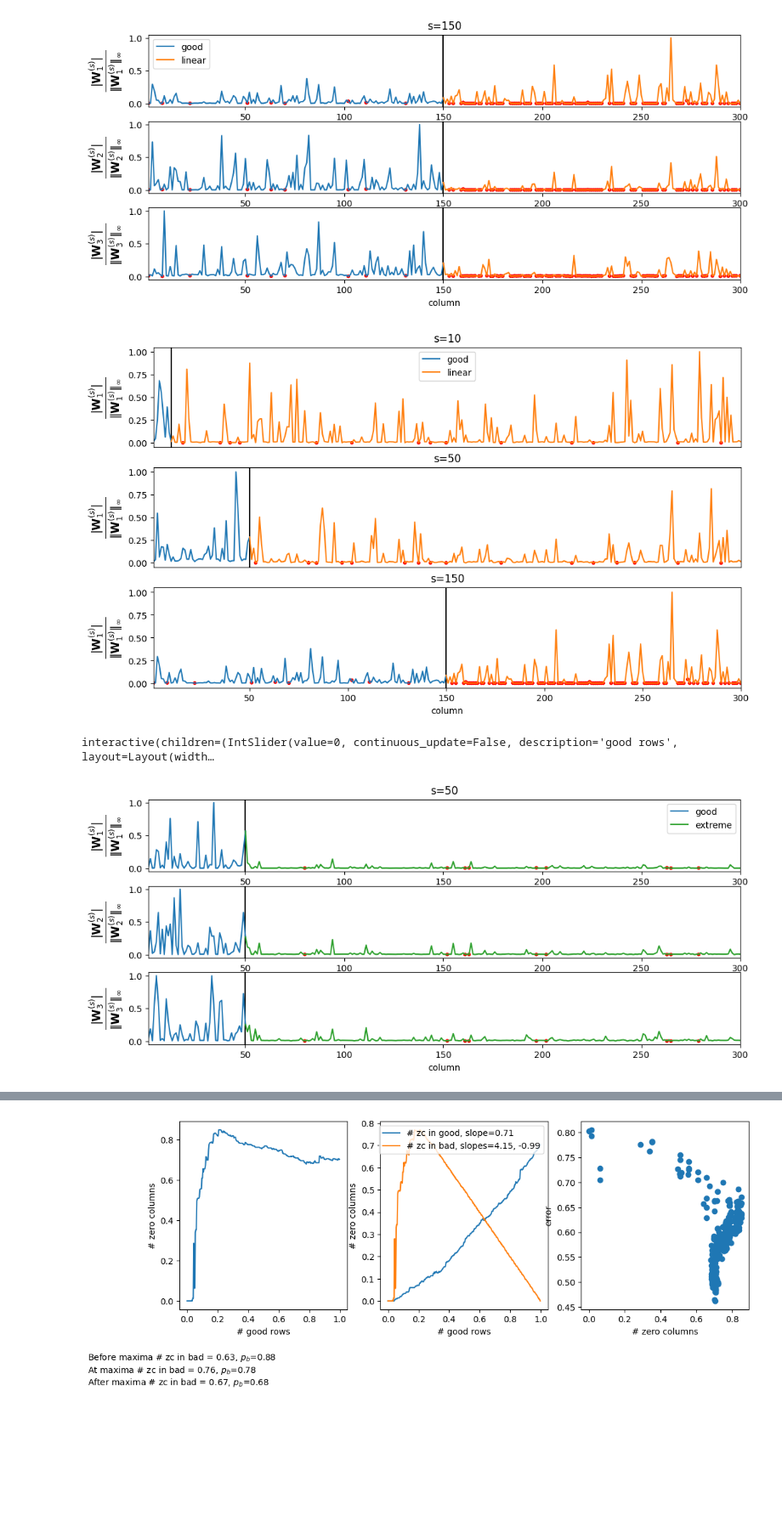
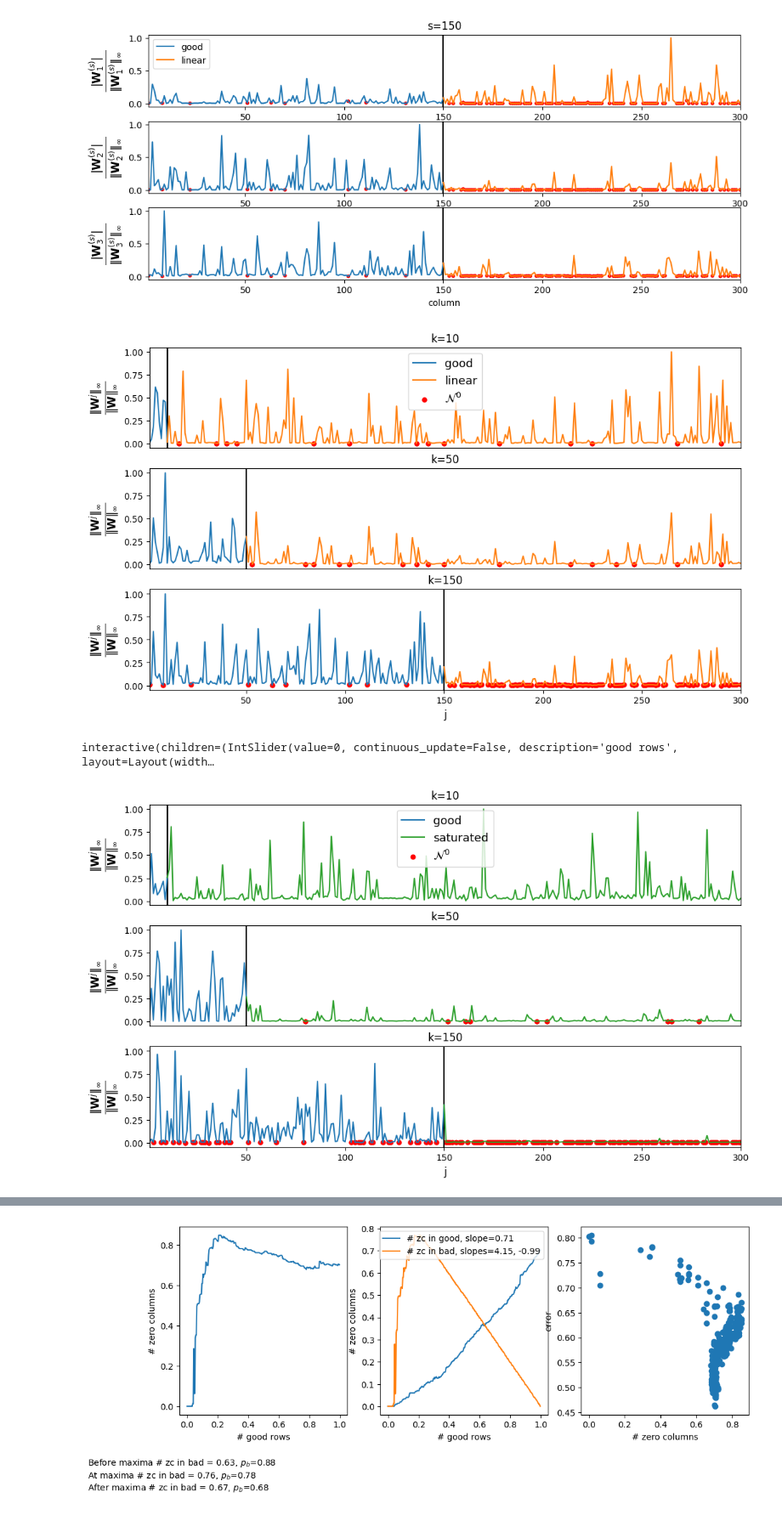
Before and after one commit to pinakm9/random-feature-map, a Jupyter notebook: notebooks/microscopy.ipynb, the cells around one changed output, grey strips where cells are left out. Shown at 85% size. Saved outputs shown, nothing was run; the diff lists cells and outputs as text; code cells hidden in the pictures; blank space fills up the shorter version.

Commit message:
final plots

```diff
--- a/notebooks/microscopy.ipynb
+++ b/notebooks/microscopy.ipynb
@@ -50,22 +50,22 @@ viewerl.plot3(l, c0, c1, l0, l1, limits, file_path=f'../data/plots/l2g_{l}.png')
 # %% [output]
 [figure]
 # %%
-viewerl.plot4([10, 50, 150], c0, c1, l0, l1, limits, file_path=f'../data/plots/l2g_10_50_150.png')
+viewerl.plot5([10, 50, 150], c0, c1, l0, l1, limits, file_path=f'../data/plots/l2g_10_50_150.png')
 # %% [output]
-[figure, old version]
+[figure, new version]
 # %%
 viewer = mcr.MicroscopeExtremeToGoodViewer('../data/L63-microscope-extreme-to-good-m', 20)
 viewer.view2(limits=[-5, 5])
 # %% [output]
 interactive(children=(IntSlider(value=0, continuous_update=False, description='good rows', layout=Layout(width…
 # %%
-l = 50
-c1 = u'#2ca02c'
-c0 = u'#1f77b4'
+l = [10, 50, 150]
+c1 = u'#1f77b4' # u'#1f77b4', u'#ff7f0e', u'#2ca02c'
+c0 = u'#2ca02c'
 l0 = 'good'
-l1 = 'extreme'
+l1 = 'saturated'
 limits = [-1, 1]
-viewer.plot3(l, c0, c1, l0, l1, limits, file_path=f'../data/plots/e2g_{l}.png')
+viewer.plot5(l, c1, c0, l0, l1, limits, file_path=f'../data/plots/s2g_{l}.png')
 # %% [output]
-[figure, old version]
+[figure, new version]
 # %%
```
Also changed, not shown: parts of 18 cells of this notebook, 29 other files.
